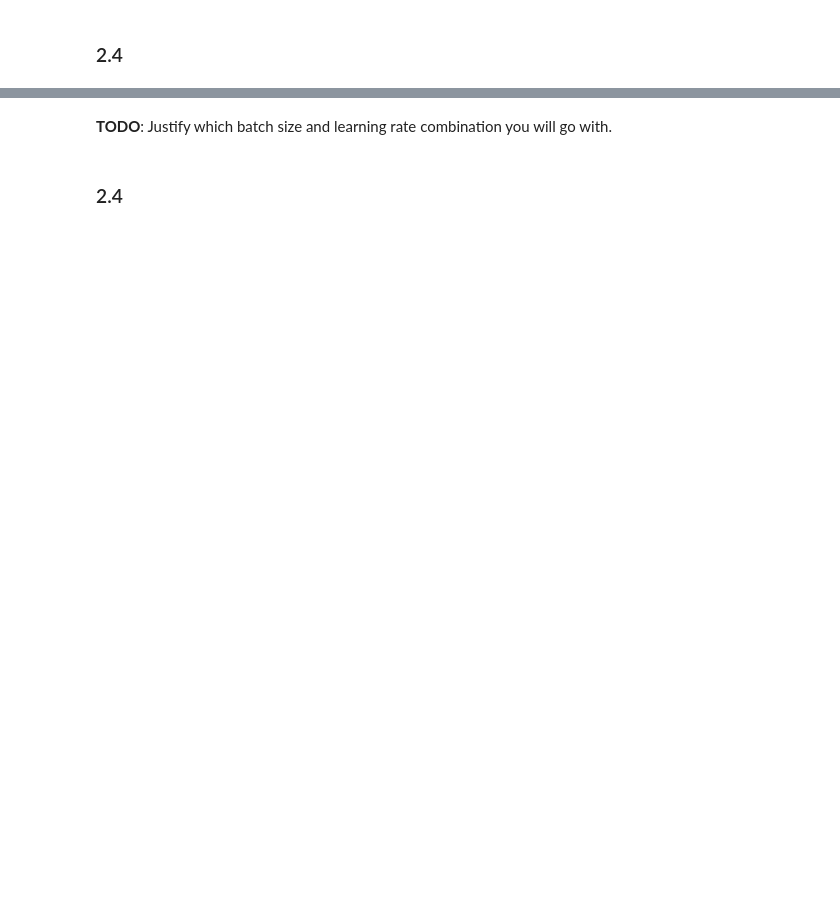
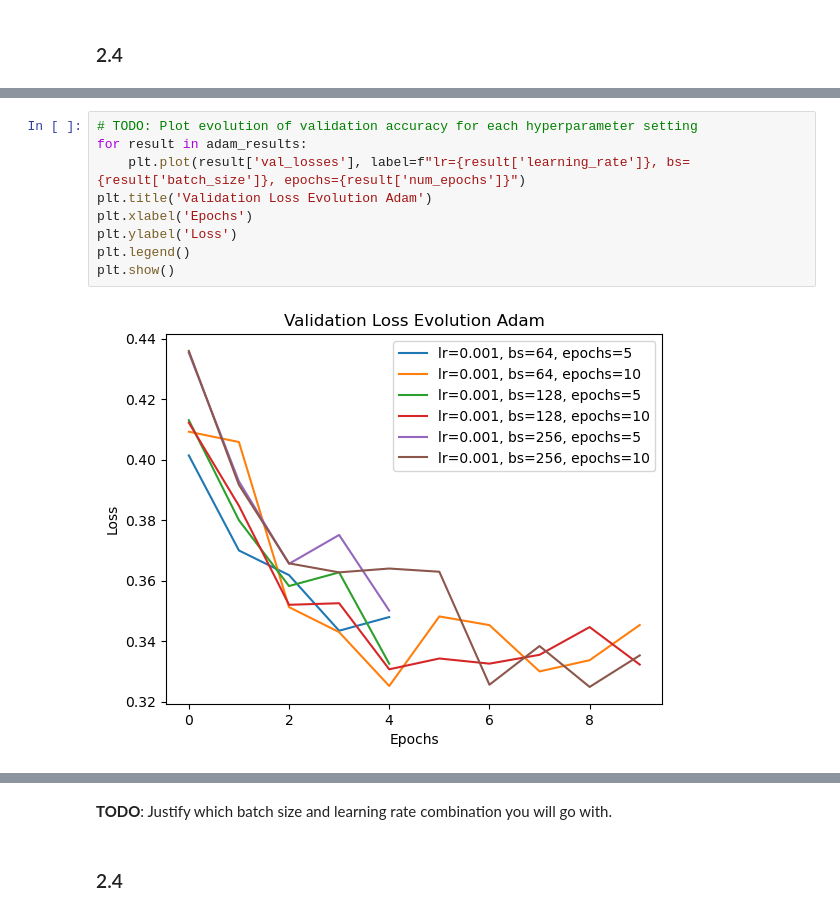
Before and after one commit to Tsumugivolle77/MLE-Sheets, a Jupyter notebook: sheet5/MLE25_sheet05.ipynb, the cells around one changed output, grey strips where cells are left out. Saved outputs shown, nothing was run; the diff lists cells and outputs as text; blank space fills up the shorter version.

```diff
--- a/sheet5/MLE25_sheet05.ipynb
+++ b/sheet5/MLE25_sheet05.ipynb
@@ -91,0 +292,11 @@ def train_model(model, criterion, optimizer, train_loader, val_loader, num_epoch
+# %%
+# TODO: Plot evolution of validation accuracy for each hyperparameter setting
+for result in adam_results:
+    plt.plot(result['val_losses'], label=f"lr={result['learning_rate']}, bs={result['batch_size']}, epochs={result['num_epochs']}")
+plt.title('Validation Loss Evolution Adam')
+plt.xlabel('Epochs')
+plt.ylabel('Loss')
+plt.legend()
+plt.show()
+# %% [output]
+[figure, added]
```
Also changed, not shown: parts of 16 cells of this notebook, 8 other files.
